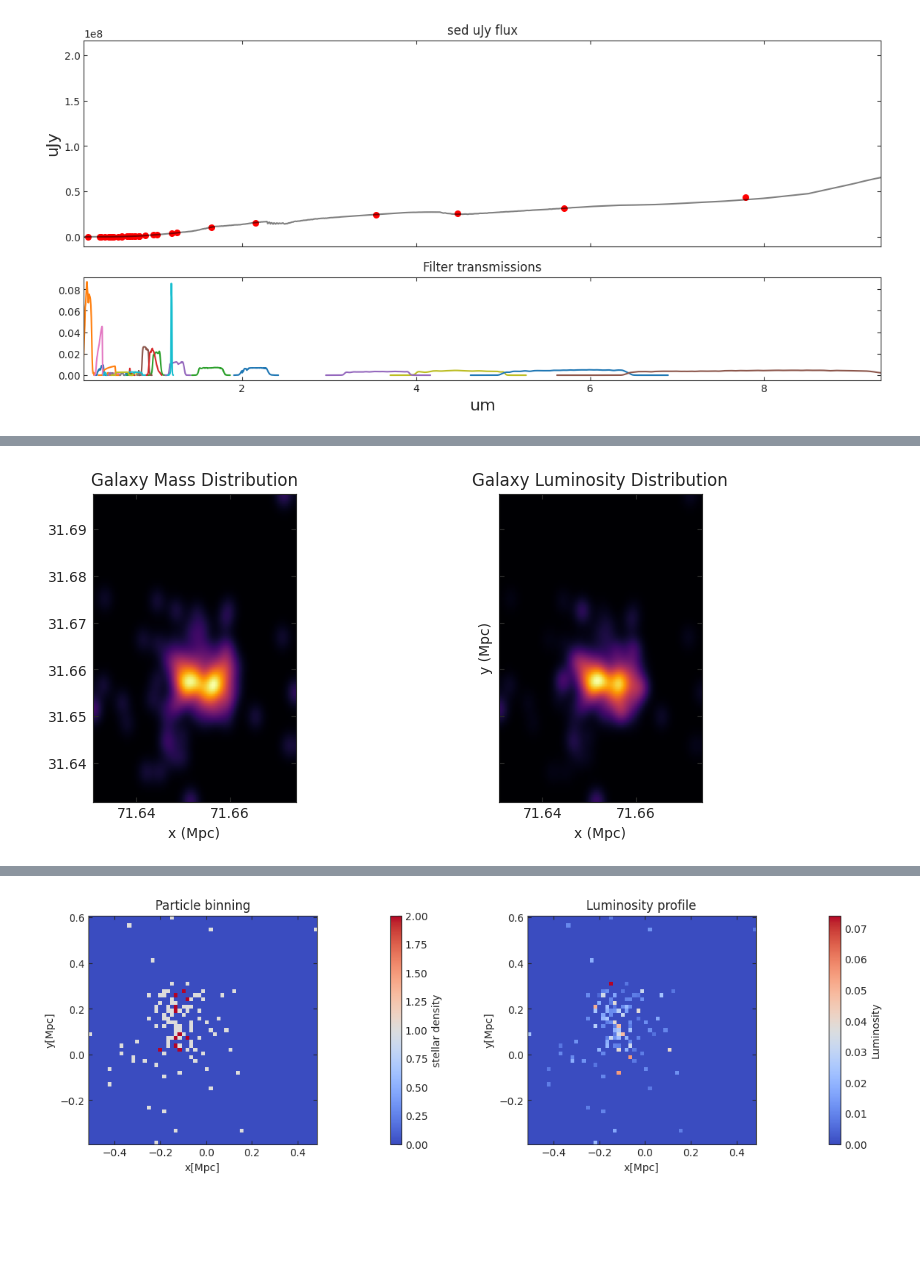
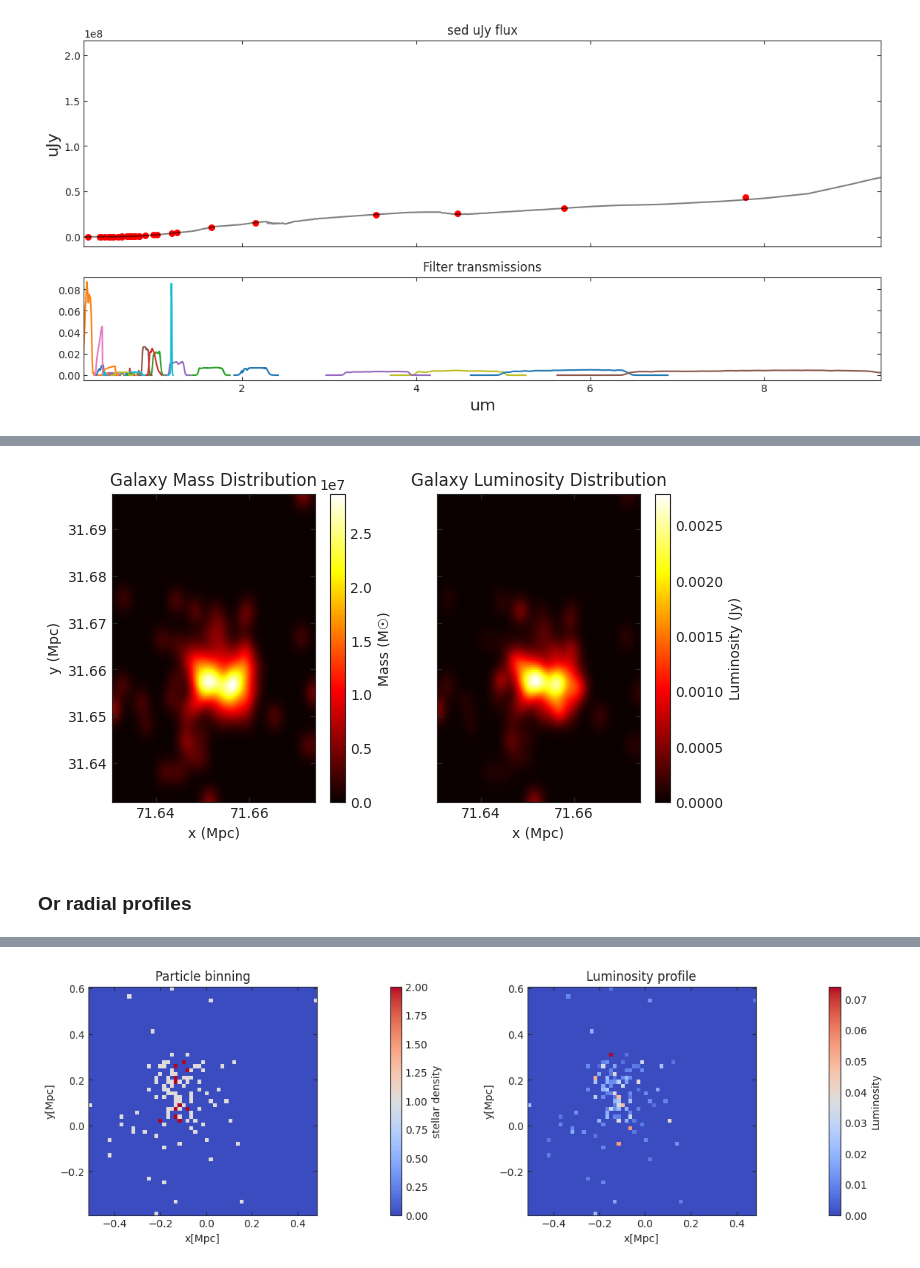
Before and after one commit to nesar/watercolor, a Jupyter notebook: nbs/index.ipynb, the cells around one changed output, grey strips where cells are left out. Cells and saved outputs as stored; diff of their text form; code cells hidden in the pictures; blank space fills up the shorter version.

```diff
--- a/nbs/index.ipynb
+++ b/nbs/index.ipynb
@@ -958,26 +885,36 @@ blurred_canvas_mass = canvas_plot(np.array([x_select, y_select, m_select]).T)
 # %%
 #|eval: false
 
-f, a = plt.subplots(1, 2, figsize=(10, 4), gridspec_kw={'wspace': 0.1, 'hspace': 0.1}, sharex=True, sharey=True)
+f, a = plt.subplots(1, 2, figsize=(8, 4), gridspec_kw={'wspace': 0.1, 'hspace': 0.03}, sharex=False, sharey=True)
 
-cmap_select = 'inferno'
-a[1].imshow(blurred_canvas_lum, cmap=cmap_select, origin='lower', extent=[x_select.min(), x_select.max(), y_select.min(), y_select.max()])
-# a[0].colorbar(label='Luminosity (Jansky)')
-a[1].set_title('Galaxy Luminosity Distribution')
-a[1].set_xlabel('x (Mpc)')
-a[1].set_ylabel('y (Mpc)')
-a[1].set_aspect('equal', 'box')
-
-
-a[0].imshow(blurred_canvas_mass, cmap=cmap_select, origin='lower', extent=[x_select.min(), x_select.max(), y_select.min(), y_select.max()])
-# a[0].colorbar(label='Mass (Msol)')
+cmap_select = 'hot'
+im0 = a[0].imshow(blurred_canvas_mass, cmap=cmap_select, origin='lower',
+            extent=[x_select.min(), x_select.max(), y_select.min(), y_select.max()],
+            aspect='equal')
+# plt.colorbar(label='Mass (Msol)', ax=a[0])
 # a[0].scatter(x_scaled, y_scaled, s=1)
 a[0].set_title('Galaxy Mass Distribution')
 a[0].set_xlabel('x (Mpc)')
-# a[0].set_ylabel('y (Mpc)')
-a[0].set_aspect('equal', 'box')
+a[0].set_ylabel('y (Mpc)')
+# a[0].set_aspect('equal', 'box')
+plt.colorbar(im0, ax=a[0], label='Mass (M☉)')
+
+
+cmap_select = 'hot'
+im1 = a[1].imshow(blurred_canvas_lum, cmap=cmap_select, origin='lower',
+            extent=[x_select.min(), x_select.max(), y_select.min(), y_select.max()],
+            aspect='equal')
+a[1].set_title('Galaxy Luminosity Distribution')
+a[1].set_xlabel('x (Mpc)')
+# a[1].set_ylabel('y (Mpc)')
+# a[1].set_aspect('equal', 'box')
+plt.colorbar(im1, label='Luminosity (Jy)', ax=a[1])
+
+
 
 plt.tight_layout()
 plt.show()
 # %% [output]
-[figure, old version]
+[figure, new version]
+# %% [markdown]
+### Or radial profiles
```
Also changed, not shown: parts of 8 cells of this notebook, 3 other files.
